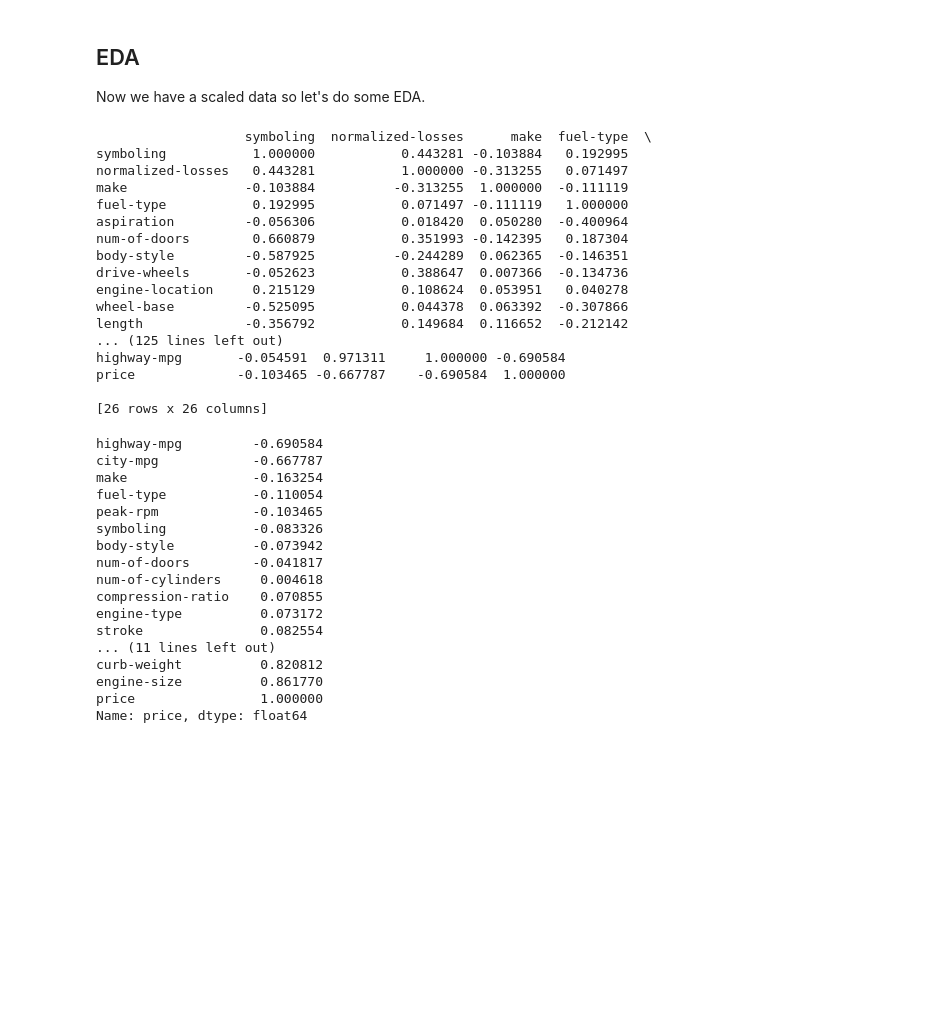
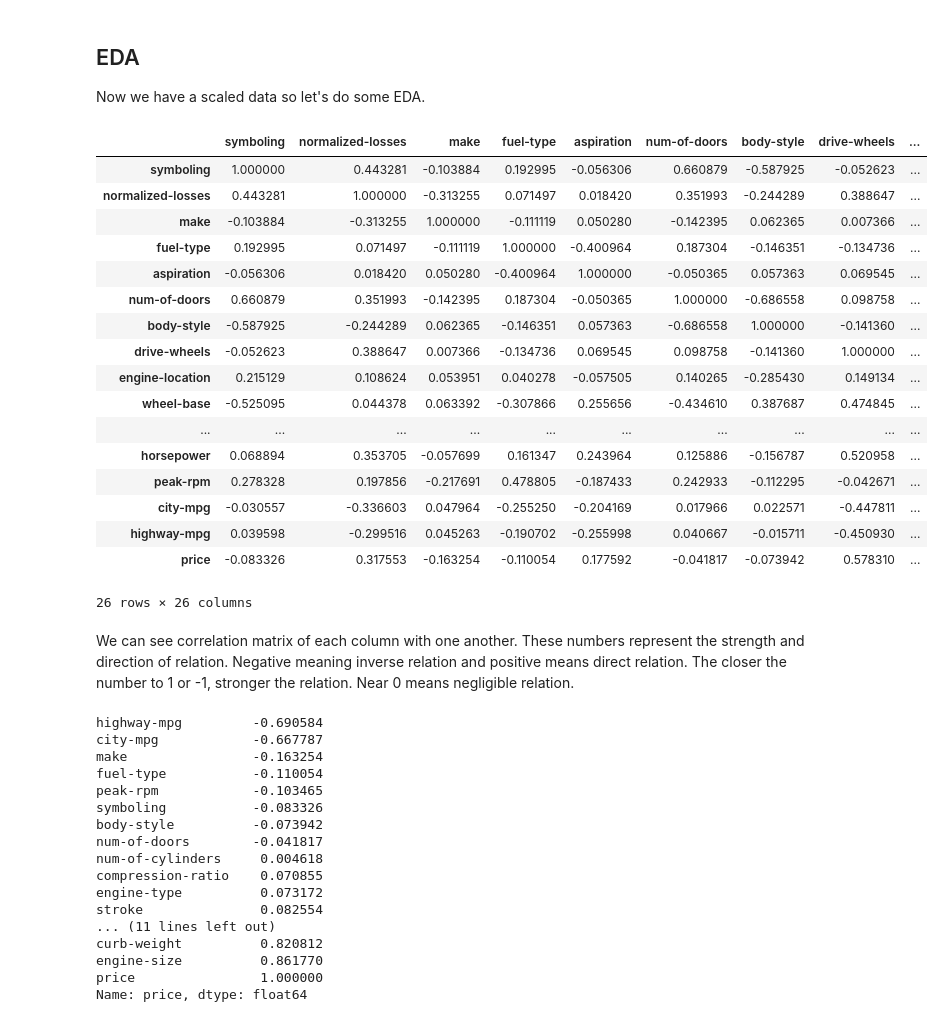
Before and after one commit to itsanishsingh/project-used-cars, a Jupyter notebook: analysis_used_cars.ipynb, the cells around one changed output. Cells and saved outputs as stored; diff of their text form; code cells hidden in the pictures; blank space fills up the shorter version.

```diff
--- a/analysis_used_cars.ipynb
+++ b/analysis_used_cars.ipynb
@@ -291,25 +292,28 @@ df_scaled.head()
 Now we have a scaled data so let's do some EDA.
 # %%
 corr = df_scaled.corr()
-print(corr)
+df_scaled.corr()
 # %% [output]
+|  | symboling | normalized-losses | make | fuel-type | aspiration | num-of-doors | body-style | drive-wheels | ... |
+| symboling | 1.000000 | 0.443281 | -0.103884 | 0.192995 | -0.056306 | 0.660879 | -0.587925 | -0.052623 | ... |
+| normalized-losses | 0.443281 | 1.000000 | -0.313255 | 0.071497 | 0.018420 | 0.351993 | -0.244289 | 0.388647 | ... |
+| make | -0.103884 | -0.313255 | 1.000000 | -0.111119 | 0.050280 | -0.142395 | 0.062365 | 0.007366 | ... |
+| fuel-type | 0.192995 | 0.071497 | -0.111119 | 1.000000 | -0.400964 | 0.187304 | -0.146351 | -0.134736 | ... |
+| aspiration | -0.056306 | 0.018420 | 0.050280 | -0.400964 | 1.000000 | -0.050365 | 0.057363 | 0.069545 | ... |
+| num-of-doors | 0.660879 | 0.351993 | -0.142395 | 0.187304 | -0.050365 | 1.000000 | -0.686558 | 0.098758 | ... |
+| body-style | -0.587925 | -0.244289 | 0.062365 | -0.146351 | 0.057363 | -0.686558 | 1.000000 | -0.141360 | ... |
+| drive-wheels | -0.052623 | 0.388647 | 0.007366 | -0.134736 | 0.069545 | 0.098758 | -0.141360 | 1.000000 | ... |
+| engine-location | 0.215129 | 0.108624 | 0.053951 | 0.040278 | -0.057505 | 0.140265 | -0.285430 | 0.149134 | ... |
+| wheel-base | -0.525095 | 0.044378 | 0.063392 | -0.307866 | 0.255656 | -0.434610 | 0.387687 | 0.474845 | ... |
+| ... | ... | ... | ... | ... | ... | ... | ... | ... | ... |
+| horsepower | 0.068894 | 0.353705 | -0.057699 | 0.161347 | 0.243964 | 0.125886 | -0.156787 | 0.520958 | ... |
+| peak-rpm | 0.278328 | 0.197856 | -0.217691 | 0.478805 | -0.187433 | 0.242933 | -0.112295 | -0.042671 | ... |
+| city-mpg | -0.030557 | -0.336603 | 0.047964 | -0.255250 | -0.204169 | 0.017966 | 0.022571 | -0.447811 | ... |
+| highway-mpg | 0.039598 | -0.299516 | 0.045263 | -0.190702 | -0.255998 | 0.040667 | -0.015711 | -0.450930 | ... |
+| price | -0.083326 | 0.317553 | -0.163254 | -0.110054 | 0.177592 | -0.041817 | -0.073942 | 0.578310 | ... |
-                   symboling  normalized-losses      make  fuel-type  \
-symboling           1.000000           0.443281 -0.103884   0.192995
-normalized-losses   0.443281           1.000000 -0.313255   0.071497
-make               -0.103884          -0.313255  1.000000  -0.111119
-fuel-type           0.192995           0.071497 -0.111119   1.000000
-aspiration         -0.056306           0.018420  0.050280  -0.400964
-num-of-doors        0.660879           0.351993 -0.142395   0.187304
-body-style         -0.587925          -0.244289  0.062365  -0.146351
-drive-wheels       -0.052623           0.388647  0.007366  -0.134736
-engine-location     0.215129           0.108624  0.053951   0.040278
-wheel-base         -0.525095           0.044378  0.063392  -0.307866
-length             -0.356792           0.149684  0.116652  -0.212142
-... (125 lines left out)
-highway-mpg       -0.054591  0.971311     1.000000 -0.690584
-price             -0.103465 -0.667787    -0.690584  1.000000
-
-[26 rows x 26 columns]
+26 rows × 26 columns
+# %% [markdown]
+We can see correlation matrix of each column with one another. These numbers represent the strength and direction of relation. Negative meaning inverse relation and positive means direct relation. The closer the number to 1 or -1, stronger the relation. Near 0 means negligible relation.
 # %%
 corr["price"].sort_values()
 # %% [output]
```
Also changed, not shown: parts of 22 cells of this notebook, 1 other file.
